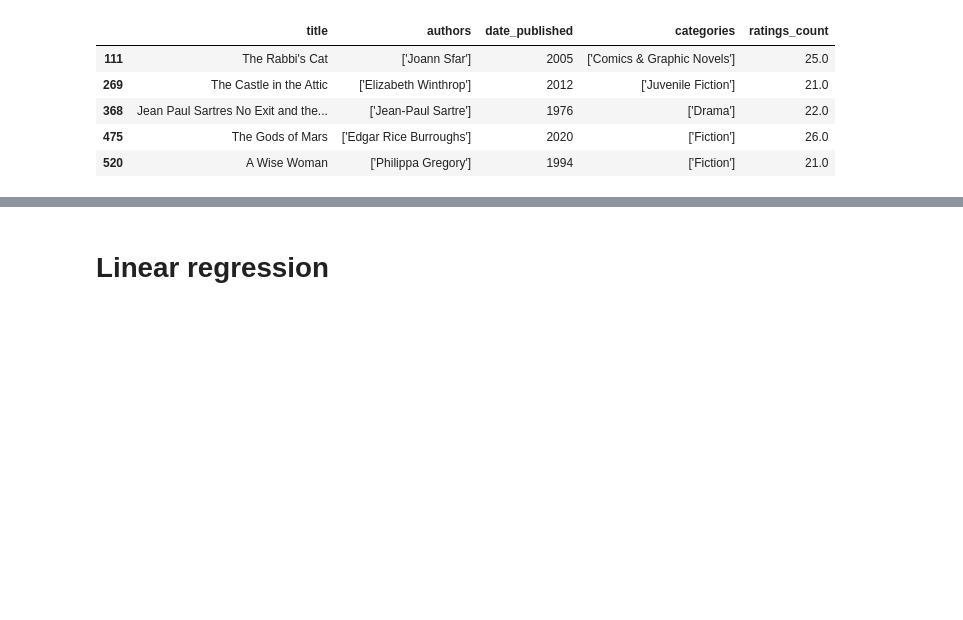
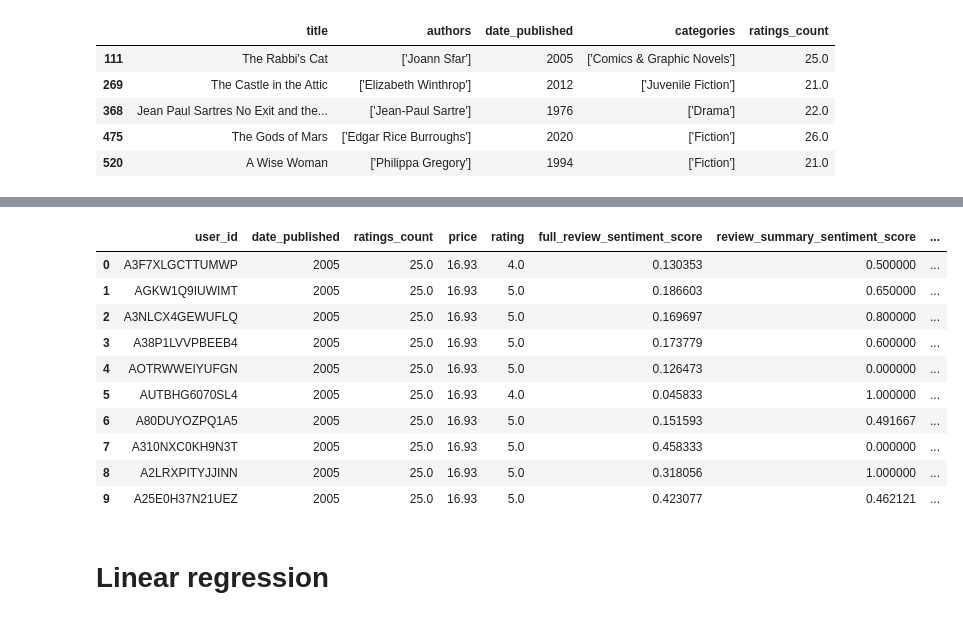
Before and after one commit to joembarron/cap_4770_group_project, a Jupyter notebook: Book Rating Predictions.ipynb, the cells around one changed output, grey strips where cells are left out. Drawn from its saved outputs; the diff is of its cells as text; code cells hidden in the pictures; blank space fills up the shorter version.

Commit message:
Add average user rating feature to linear regression, k-nearest neighbors models

```diff
--- a/Book Rating Predictions.ipynb
+++ b/Book Rating Predictions.ipynb
@@ -100,0 +89,8 @@ X_train, X_test, y_train, y_test = train_test_split(merged_book_attributes[['dat
+# %%
+user_ratings_sum = book_ratings.groupby('user_id')['rating'].sum()
+user_ratings_sum = user_ratings_sum.to_frame('sum_of_user_ratings')
+# %%
+previous_ratings_submitted = book_ratings.groupby('user_id')['rating'].size()
+previous_ratings_submitted = previous_ratings_submitted.to_frame('previous_ratings_submitted')
+previous_ratings_submitted['previous_ratings_submitted'] = previous_ratings_submitted['previous_ratings_submitted'] - 1
+previous_ratings_submitted.head(5)
@@ -100,0 +105,13 @@ X_train, X_test, y_train, y_test = train_test_split(merged_book_attributes[['dat
+# %%
+merged_book_attributes = books.merge(book_ratings, on='title', how='inner')\
+                              .drop_duplicates(subset=['title', 'user_id'], keep=False)
+
+merged_book_attributes = merged_book_attributes[['user_id', 'date_published', 'ratings_count', 'price', 'review_summary', 'review_text', 'rating']]
+
+merged_book_attributes['full_review_sentiment_score'] = merged_book_attributes['review_text'].apply(lambda review: TextBlob(review).sentiment.polarity)
+merged_book_attributes['review_summary_sentiment_score'] = merged_book_attributes['review_summary'].apply(lambda review_summary: TextBlob(review_summary).sentiment.polarity)
+
+merged_book_attributes.drop('review_summary', axis=1, inplace=True)
+merged_book_attributes.drop('review_text', axis=1, inplace=True)
+
+merged_book_attributes.head()
@@ -100,0 +125,20 @@ X_train, X_test, y_train, y_test = train_test_split(merged_book_attributes[['dat
+# %%
+merged_book_attributes = merged_book_attributes.merge(user_ratings_sum, on='user_id', how='left')
+merged_book_attributes = merged_book_attributes.merge(previous_ratings_submitted, on='user_id', how='left')
+
+
+merged_book_attributes['average_of_previous_ratings'] = (merged_book_attributes['sum_of_user_ratings'] - merged_book_attributes['rating']) / merged_book_attributes['previous_ratings_submitted']
+merged_book_attributes['average_of_previous_ratings'] = merged_book_attributes['average_of_previous_ratings'].fillna(book_ratings['rating'].mean())
+merged_book_attributes.head(10)
+# %% [output]
+|  | user_id | date_published | ratings_count | price | rating | full_review_sentiment_score | review_summary_sentiment_score | ... |
+| 0 | A3F7XLGCTTUMWP | 2005 | 25.0 | 16.93 | 4.0 | 0.130353 | 0.500000 | ... |
+| 1 | AGKW1Q9IUWIMT | 2005 | 25.0 | 16.93 | 5.0 | 0.186603 | 0.650000 | ... |
+| 2 | A3NLCX4GEWUFLQ | 2005 | 25.0 | 16.93 | 5.0 | 0.169697 | 0.800000 | ... |
+| 3 | A38P1LVVPBEEB4 | 2005 | 25.0 | 16.93 | 5.0 | 0.173779 | 0.600000 | ... |
+| 4 | AOTRWWEIYUFGN | 2005 | 25.0 | 16.93 | 5.0 | 0.126473 | 0.000000 | ... |
+| 5 | AUTBHG6070SL4 | 2005 | 25.0 | 16.93 | 4.0 | 0.045833 | 1.000000 | ... |
+| 6 | A80DUYOZPQ1A5 | 2005 | 25.0 | 16.93 | 5.0 | 0.151593 | 0.491667 | ... |
+| 7 | A310NXC0KH9N3T | 2005 | 25.0 | 16.93 | 5.0 | 0.458333 | 0.000000 | ... |
+| 8 | A2LRXPITYJJINN | 2005 | 25.0 | 16.93 | 5.0 | 0.318056 | 1.000000 | ... |
+| 9 | A25E0H37N21UEZ | 2005 | 25.0 | 16.93 | 5.0 | 0.423077 | 0.462121 | ... |
```
Also changed, not shown: parts of 12 cells of this notebook.
